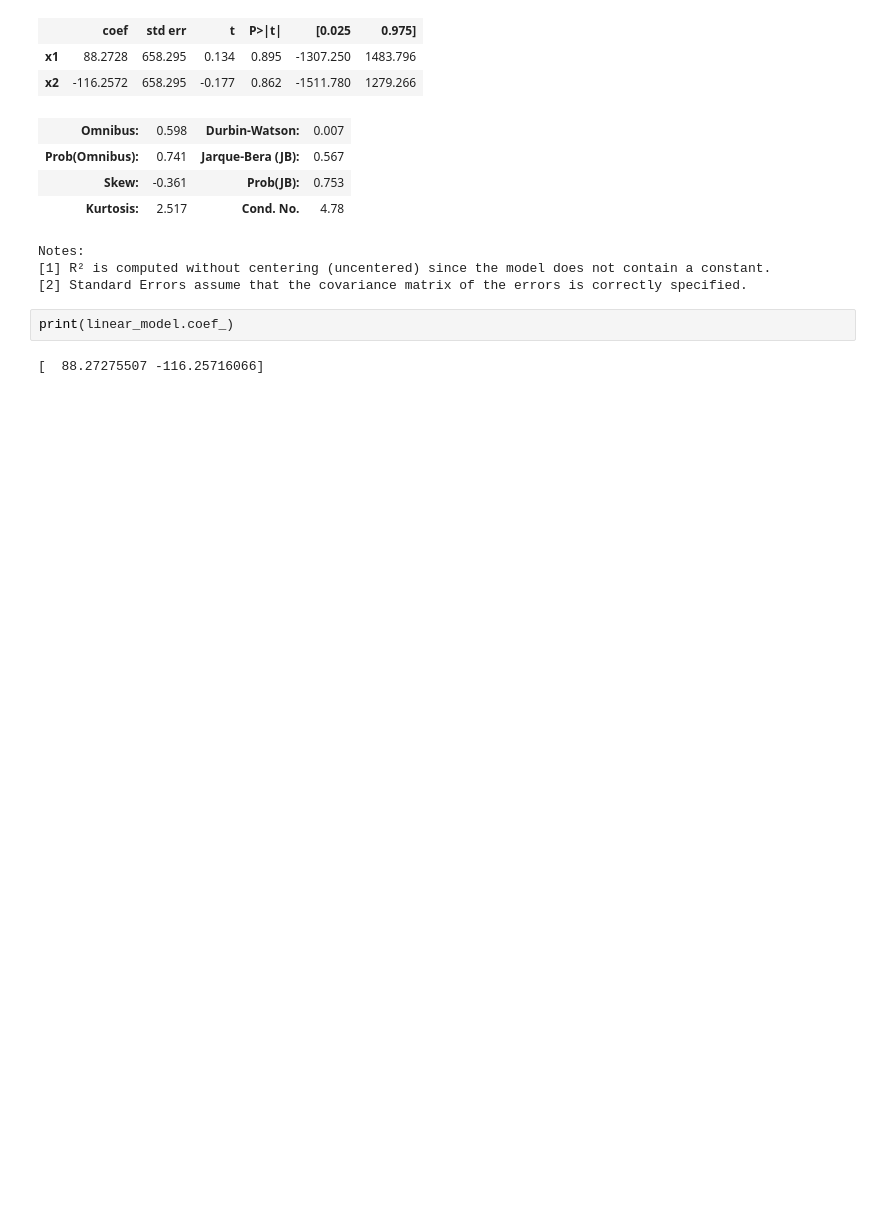
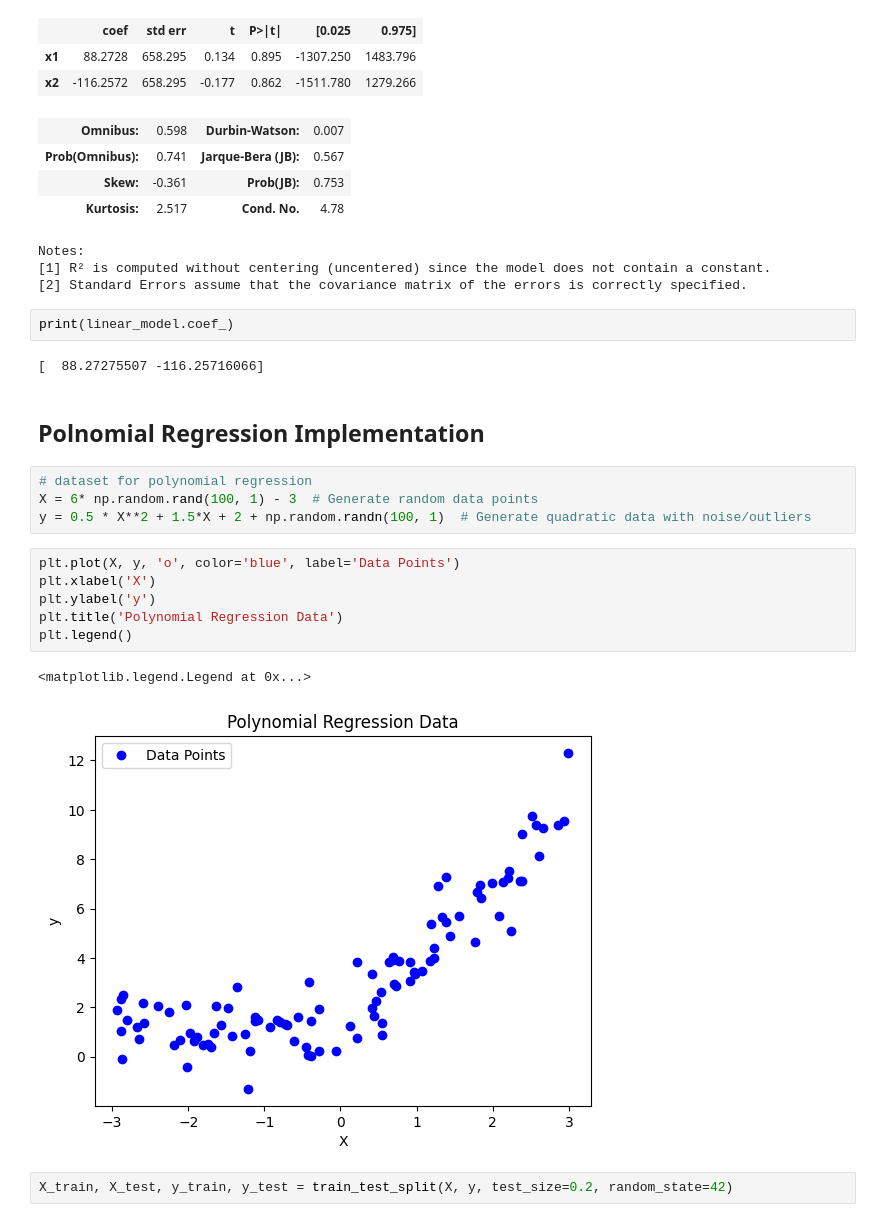
Before and after one commit to abhik12295/Data-Science-Learning, a Jupyter notebook: Core ML Topics/5. ML Algos/1. Linear Regression.ipynb, the cells around one changed output. Saved outputs shown, nothing was run; the diff lists cells and outputs as text; blank space fills up the shorter version.

Commit message:
Polynomial Regression

```diff
--- a/Core ML Topics/5. ML Algos/1. Linear Regression.ipynb
+++ b/Core ML Topics/5. ML Algos/1. Linear Regression.ipynb
@@ -981,3 +981,20 @@ Notes:
 print(linear_model.coef_)
 # %% [output]
 [  88.27275507 -116.25716066]
+# %% [markdown]
+## Polnomial Regression Implementation
+# %%
+# dataset for polynomial regression
+X = 6* np.random.rand(100, 1) - 3  # Generate random data points
+y = 0.5 * X**2 + 1.5*X + 2 + np.random.randn(100, 1)  # Generate quadratic data with noise/outliers
+# %%
+plt.plot(X, y, 'o', color='blue', label='Data Points')
+plt.xlabel('X')
+plt.ylabel('y')
+plt.title('Polynomial Regression Data')
+plt.legend()
+# %% [output]
+<matplotlib.legend.Legend at 0x...>
+[figure, added]
+# %%
+X_train, X_test, y_train, y_test = train_test_split(X, y, test_size=0.2, random_state=42)
```
Also changed, not shown: parts of 21 cells of this notebook.
